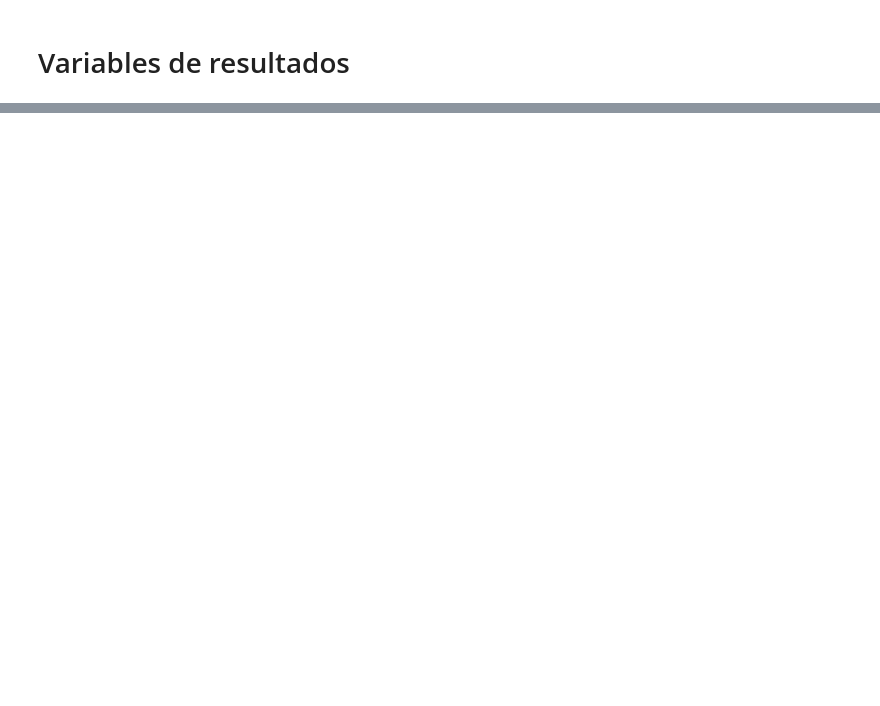
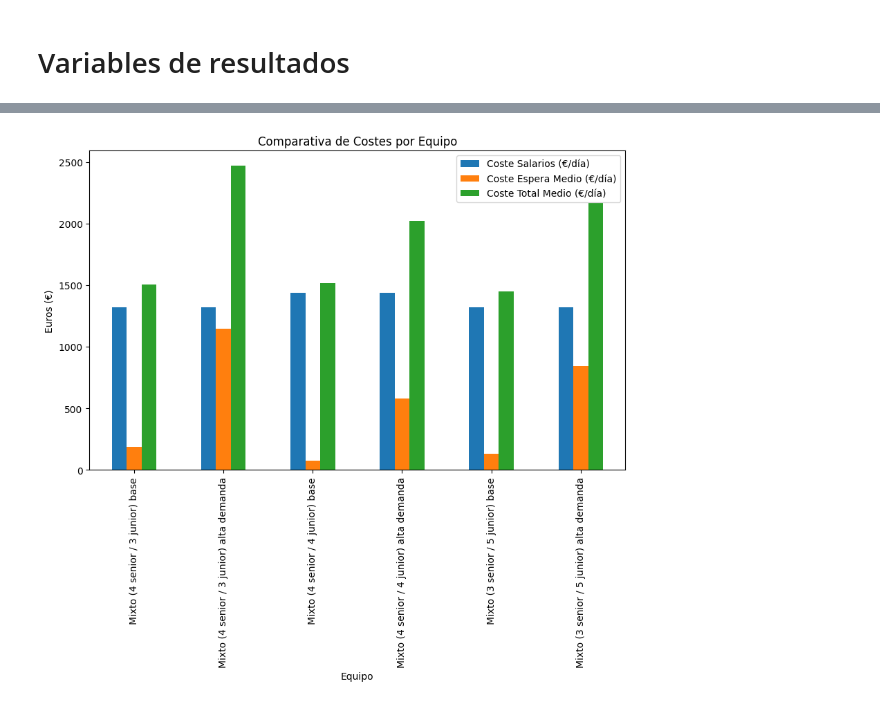
Before and after one commit to jairosdc/queue-staffing-optimization, a Jupyter notebook: Analisis_de_dataset.ipynb, the cells around one changed output, grey strips where cells are left out. Saved outputs shown, nothing was run; the diff lists cells and outputs as text; code cells hidden in the pictures; blank space fills up the shorter version.

```diff
--- a/Analisis_de_dataset.ipynb
+++ b/Analisis_de_dataset.ipynb
@@ -199,0 +425,20 @@ metricas_csv
+# %%
+experimentos3 = []
+
+# Escenario 1
+experimentos3.append(registrar_experimento("Mixto (4 senior / 3 junior) base", 500, 15, pesos_dia, config_asesores_7_mixtos_1, 35))
+experimentos3.append(registrar_experimento("Mixto (4 senior / 3 junior) alta demanda", 500, 20, pesos_dia, config_asesores_7_mixtos_1, 35))
+
+# Escenario 5:
+experimentos3.append(registrar_experimento("Mixto (4 senior / 4 junior) base", 500, 15, pesos_dia, config_asesores_8_mixtos_1, 35))
+experimentos3.append(registrar_experimento("Mixto (4 senior / 4 junior) alta demanda", 500, 20, pesos_dia, config_asesores_8_mixtos_1, 35))
+
+# Escenario 5:
+experimentos3.append(registrar_experimento("Mixto (3 senior / 5 junior) base", 500, 15, pesos_dia, config_asesores_8_mixtos_2, 35))
+experimentos3.append(registrar_experimento("Mixto (3 senior / 5 junior) alta demanda", 500, 20, pesos_dia, config_asesores_8_mixtos_2, 35))
+
+# Consolidamos todo en el DataFrame maestro
+df_Equipos_mixtos2 = pd.concat(experimentos3, ignore_index=True)
+
+# Ahora puedes ver todo limpio
+display(df_Equipos_mixtos2)
@@ -199,0 +453,21 @@ metricas_csv
+# %%
+import matplotlib.pyplot as plt
+
+# 1. Seleccionamos las columnas que nos interesan para comparar costes
+# Usamos el nombre del dataframe que tienes en tu notebook: df_Equipos_mixtos2
+columnas_costes = ['Escenario', 'Coste Salarios (€/día)', 'Coste Espera Medio (€/día)', 'Coste Total Medio (€/día)']
+df_Equipos_mixtos_simple = df_Equipos_mixtos2[columnas_costes]
+
+# 2. Creamos la gráfica de barras
+# .set_index('Escenario') hace que los nombres de los equipos salgan abajo
+df_Equipos_mixtos_simple.set_index('Escenario').plot(kind='bar', figsize=(10, 6))
+
+# 3. Ponemos títulos básicos para que se entienda
+plt.title("Comparativa de Costes por Equipo")
+plt.ylabel("Euros (€)")
+plt.xlabel("Equipo")
+
+# 4. Mostrar la gráfica
+plt.show()
+# %% [output]
+[figure, added]
```
Also changed, not shown: parts of 29 cells of this notebook.
